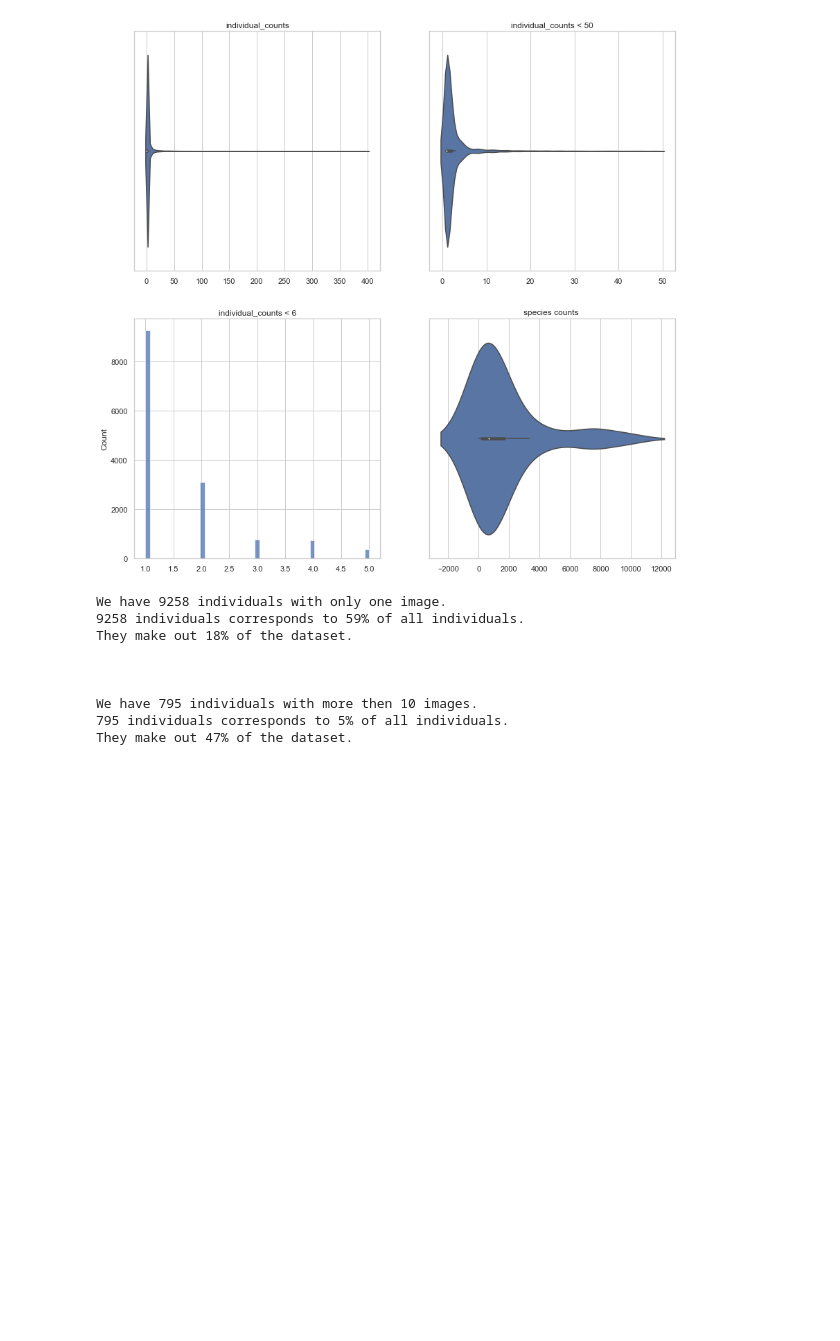
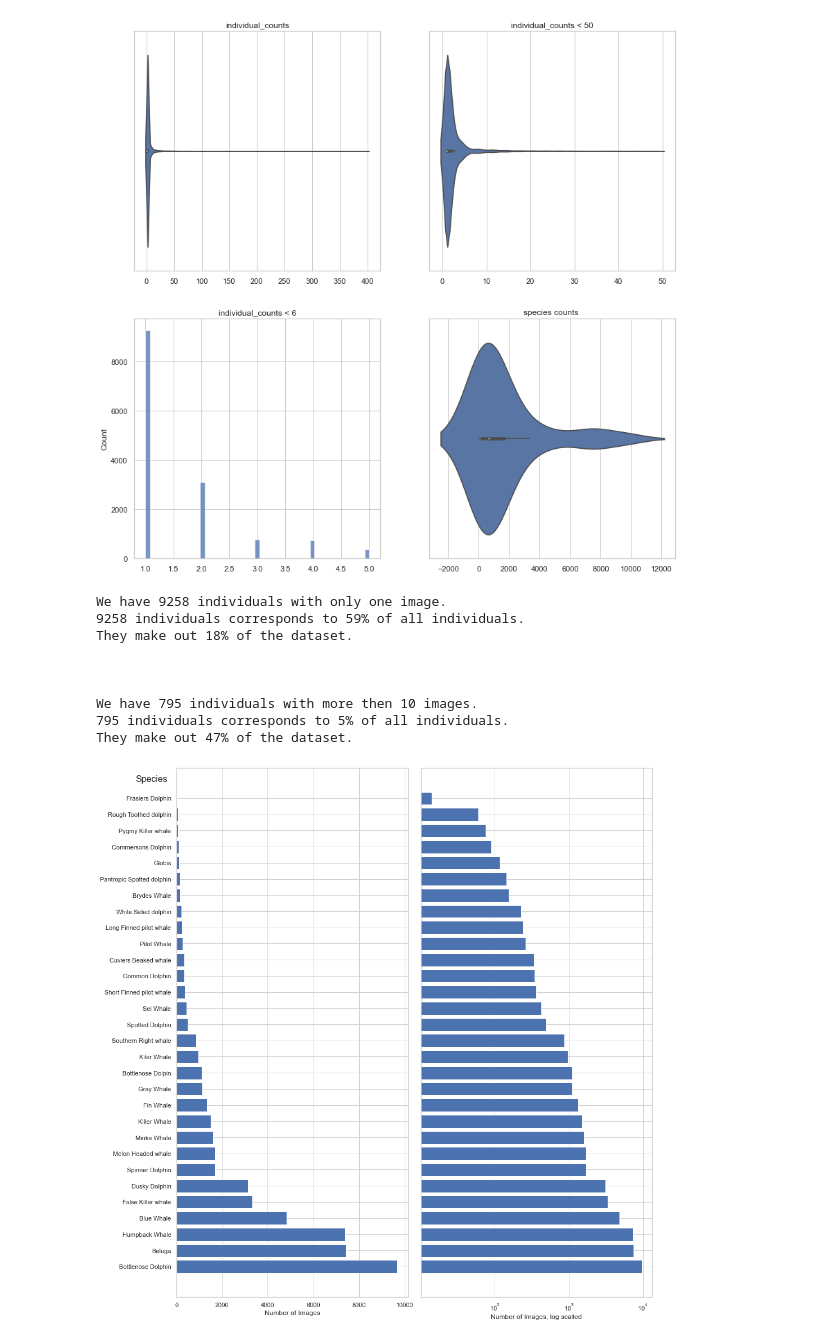
Before and after one commit to louiskhub/happywhale, a Jupyter notebook: visualizations/data_visualization.ipynb, the cells around one changed output. Cells and saved outputs as stored; diff of their text form; code cells hidden in the pictures; blank space fills up the shorter version.

```diff
--- a/visualizations/data_visualization.ipynb
+++ b/visualizations/data_visualization.ipynb
@@ -112,3 +115,21 @@ They make out 18% of the dataset.
 We have 795 individuals with more then 10 images.
 795 individuals corresponds to 5% of all individuals.
 They make out 47% of the dataset.
+# %%
+#@title Class Distribution
+
+counts = df.value_counts(["species"])
+names = [visualizer.nicer_species_names(n[0]) for n in counts.index]
+vals = counts.values
+fig, ax = plt.subplots(ncols=2,figsize=(14,14), sharey=True)
+ax[0].set_xlabel("Number of Images")
+ax[1].set_xlabel("Number of Images, log scalled")
+ax[0].barh(names,vals)
+ax[0].set_ylabel("Species",fontsize=16,rotation="horizontal",loc="top")
+ax[0].yaxis.set_label_coords(-0.04,0.97)
+ax[1].set_xscale('log')
+ax[1].barh(names,vals)
+plt.tight_layout()
+plt.show()
+# %% [output]
+[figure, added]
```
Also changed, not shown: parts of 2 cells of this notebook, 2 other files.
